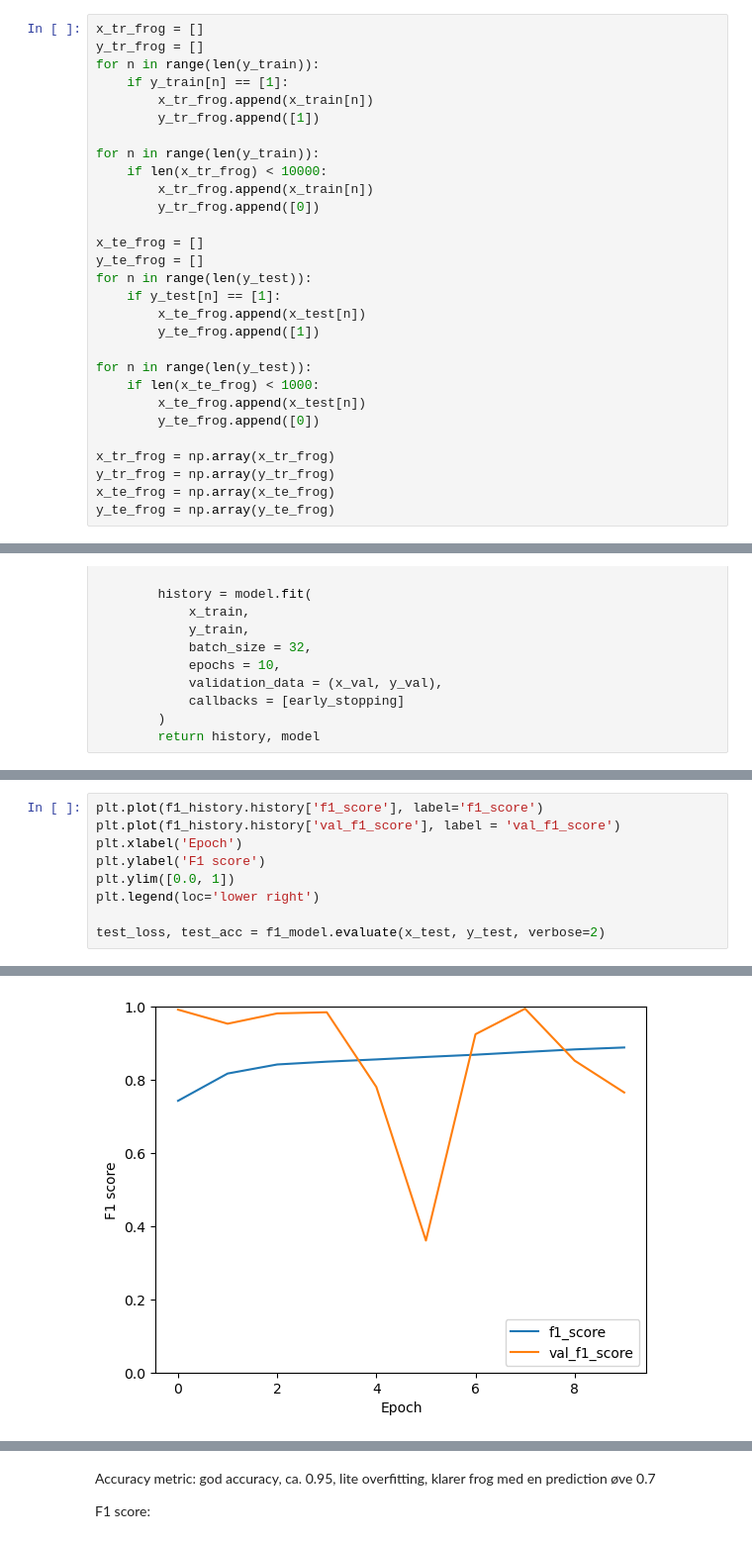
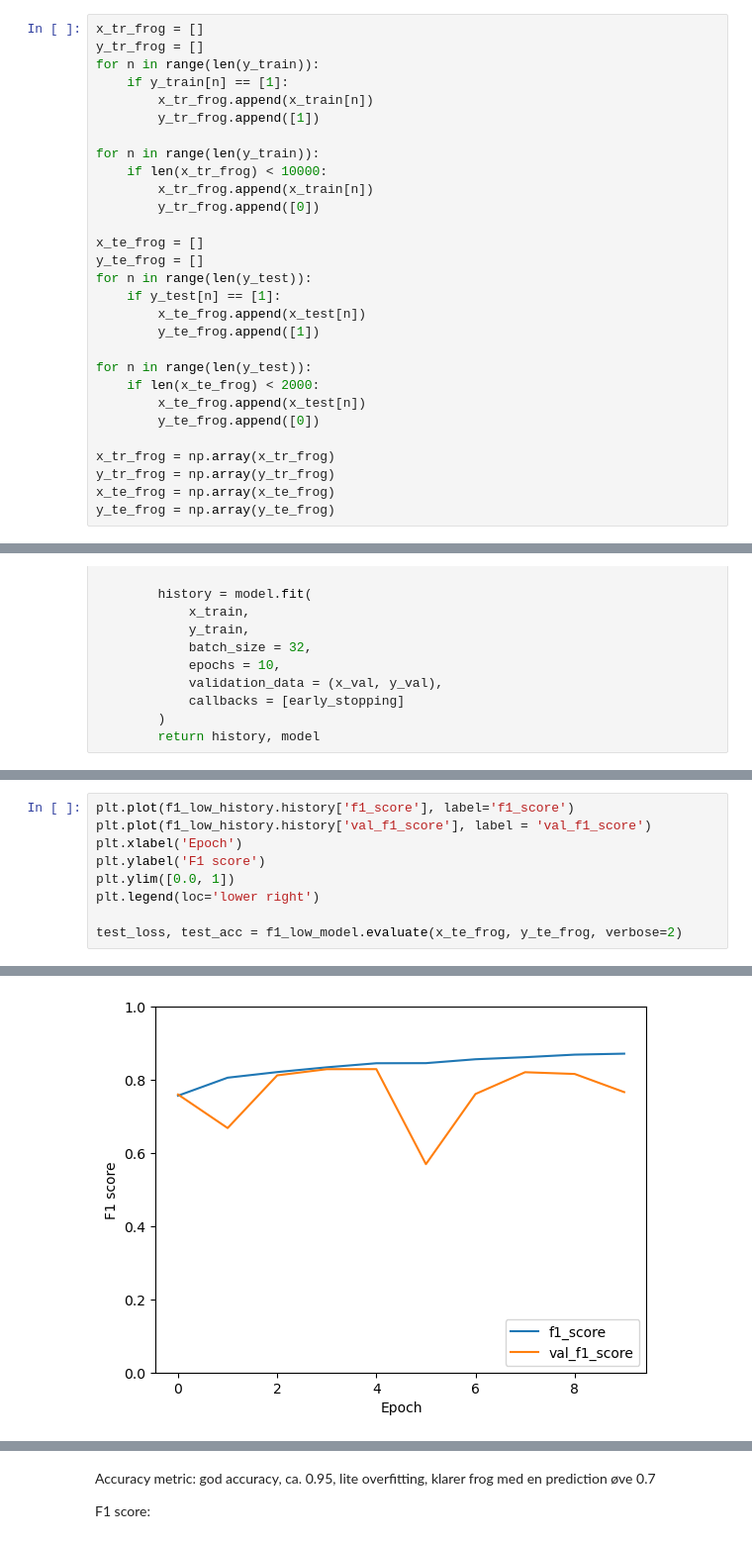
Before and after one commit to ellrub/Info284, a Jupyter notebook: cnn_dha_2.ipynb, the cells around one changed output, grey strips where cells are left out. Shown at 99% size. Saved outputs shown, nothing was run; the diff lists cells and outputs as text.

```diff
--- a/cnn_dha_2.ipynb
+++ b/cnn_dha_2.ipynb
@@ -52,7 +52,7 @@ for n in range(len(y_test)):
         y_te_frog.append([1])
 
 for n in range(len(y_test)):
-    if len(x_te_frog) < 1000:
+    if len(x_te_frog) < 2000:
         x_te_frog.append(x_test[n])
         y_te_frog.append([0])
 
@@ -178,10 +188,10 @@ test_loss, test_acc = acc_model.evaluate(x_test, y_test, verbose=2)
 # %%
-plt.plot(f1_history.history['f1_score'], label='f1_score')
-plt.plot(f1_history.history['val_f1_score'], label = 'val_f1_score')
+plt.plot(f1_low_history.history['f1_score'], label='f1_score')
+plt.plot(f1_low_history.history['val_f1_score'], label = 'val_f1_score')
 plt.xlabel('Epoch')
 plt.ylabel('F1 score')
 plt.ylim([0.0, 1])
 plt.legend(loc='lower right')
 
-test_loss, test_acc = f1_model.evaluate(x_test, y_test, verbose=2)
+test_loss, test_acc = f1_low_model.evaluate(x_te_frog, y_te_frog, verbose=2)
 # %% [output]
@@ -189 +199 @@ test_loss, test_acc = f1_model.evaluate(x_test, y_test, verbose=2)
-[figure, old version]
+[figure, new version]
```
Also changed, not shown: parts of 9 cells of this notebook, 2 other files.
